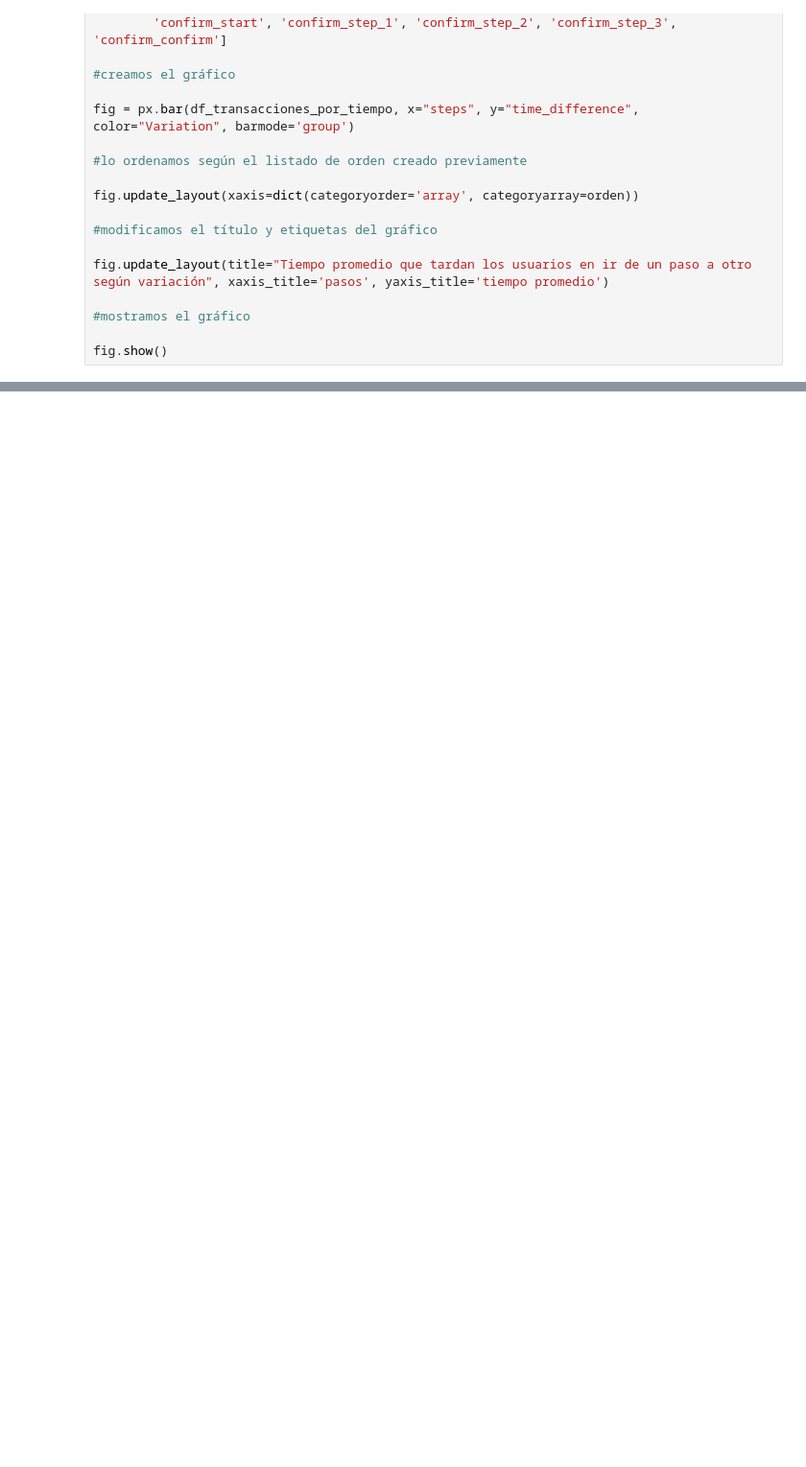
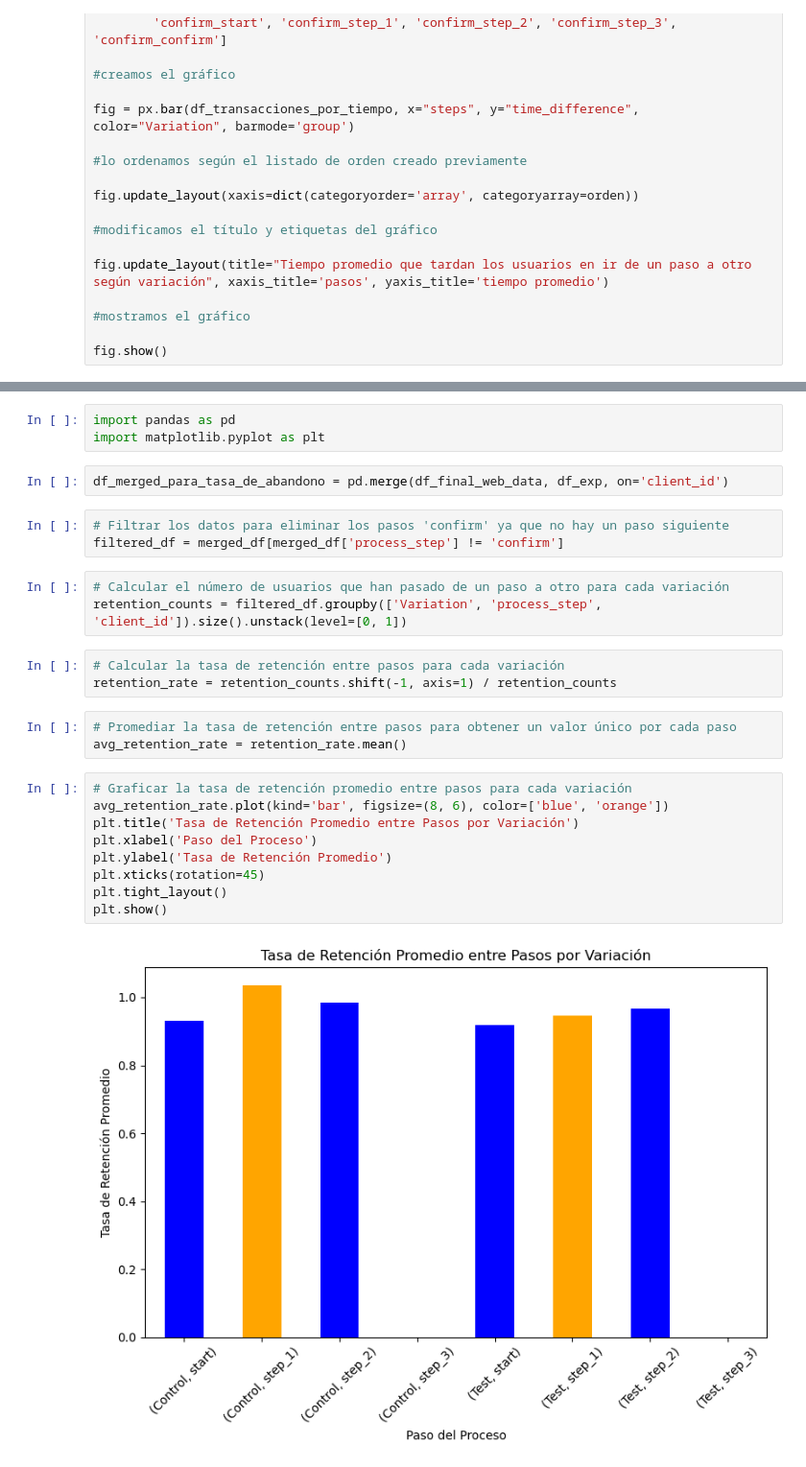
Before and after one commit to alicia-perez-diez/vanguard, a Jupyter notebook: notebooks/main.ipynb, the cells around one changed output, grey strips where cells are left out. Shown at 96% size. Cells and saved outputs as stored; diff of their text form; blank space fills up the shorter version.

```diff
--- a/notebooks/main.ipynb
+++ b/notebooks/main.ipynb
@@ -865,0 +977,28 @@ df_exp
+# %%
+import pandas as pd
+import matplotlib.pyplot as plt
+# %%
+df_merged_para_tasa_de_abandono = pd.merge(df_final_web_data, df_exp, on='client_id')
+# %%
+# Filtrar los datos para eliminar los pasos 'confirm' ya que no hay un paso siguiente
+filtered_df = merged_df[merged_df['process_step'] != 'confirm']
+# %%
+# Calcular el número de usuarios que han pasado de un paso a otro para cada variación
+retention_counts = filtered_df.groupby(['Variation', 'process_step', 'client_id']).size().unstack(level=[0, 1])
+# %%
+# Calcular la tasa de retención entre pasos para cada variación
+retention_rate = retention_counts.shift(-1, axis=1) / retention_counts
+# %%
+# Promediar la tasa de retención entre pasos para obtener un valor único por cada paso
+avg_retention_rate = retention_rate.mean()
+# %%
+# Graficar la tasa de retención promedio entre pasos para cada variación
+avg_retention_rate.plot(kind='bar', figsize=(8, 6), color=['blue', 'orange'])
+plt.title('Tasa de Retención Promedio entre Pasos por Variación')
+plt.xlabel('Paso del Proceso')
+plt.ylabel('Tasa de Retención Promedio')
+plt.xticks(rotation=45)
+plt.tight_layout()
+plt.show()
+# %% [output]
+[figure, added]
```
Also changed, not shown: parts of 35 cells of this notebook.
